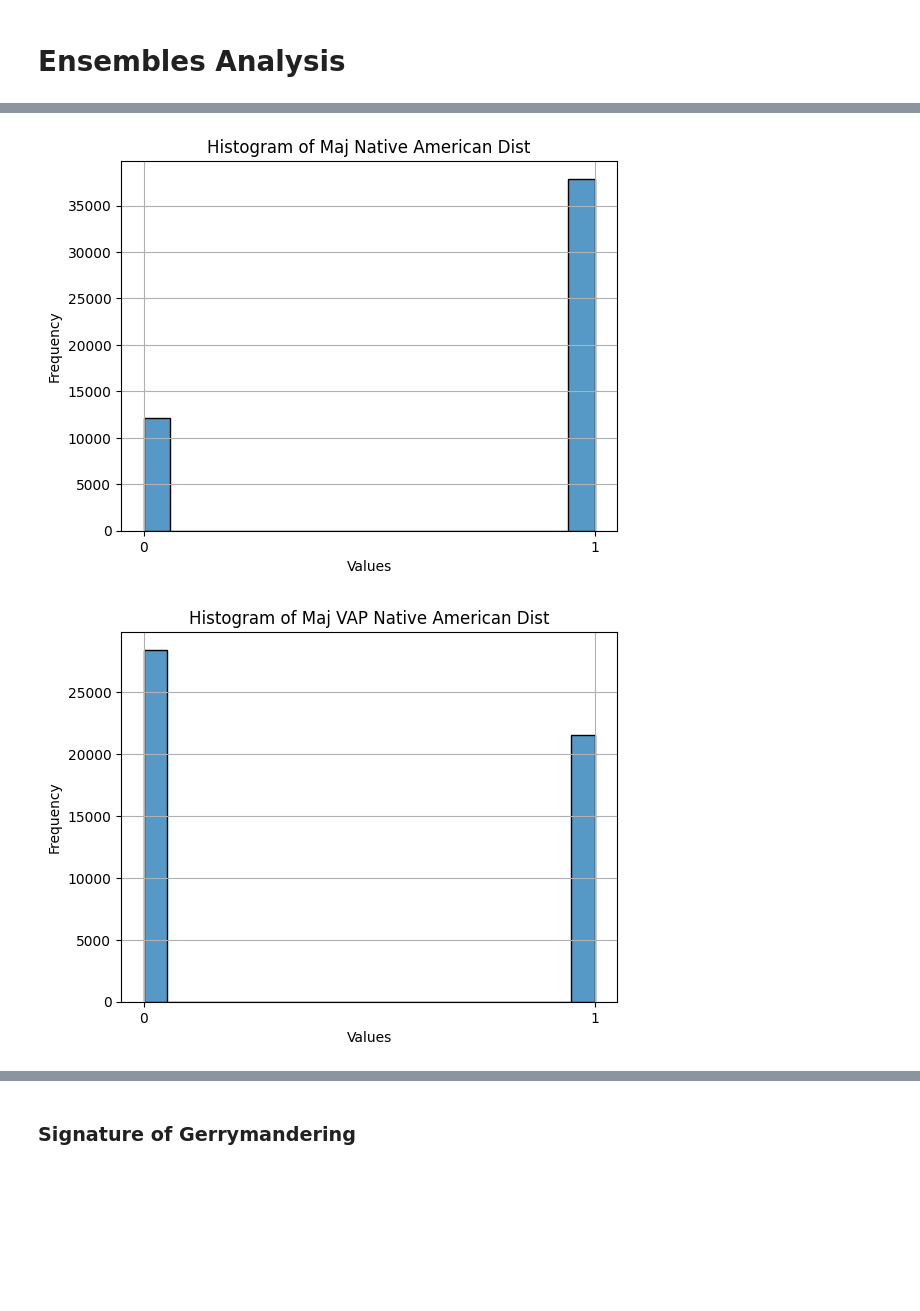
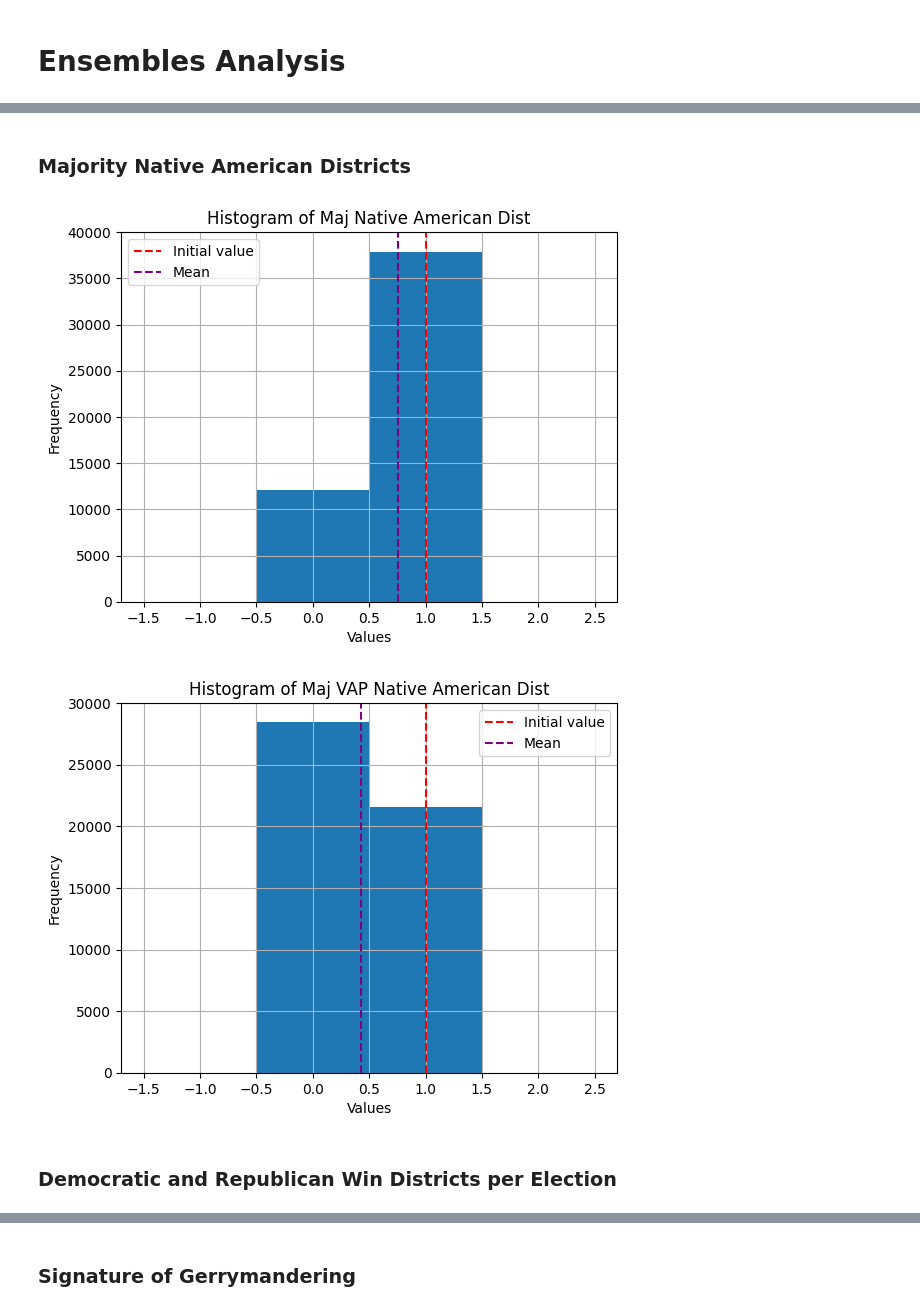
Before and after one commit to PedroPinheiro62/North-Dakota-Redistricting-Analysis, a Jupyter notebook: Ensembles Analysis.ipynb, the cells around one changed output, grey strips where cells are left out. Saved outputs shown, nothing was run; the diff lists cells and outputs as text; code cells hidden in the pictures; blank space fills up the shorter version.

```diff
--- a/Ensembles Analysis.ipynb
+++ b/Ensembles Analysis.ipynb
@@ -59,9 +103,28 @@ fig, axes = plt.subplots(nrows=3, ncols=2, figsize=(12, 10))
 for i, column in enumerate(columns):
     row = i // 2
     col = i % 2
-    sns.histplot(df[column], bins=6, ax=axes[row, col])
+
+    # Set the maximum value of the y-axis
+    if column == 'PRE20_partisan_bias':
+        ymax = 20000
+    elif column == 'GOV20_partisan_bias':
+        ymax = 25000
+    elif column == 'AUD20_partisan_bias':
+        ymax = 17500
+    elif column == 'HAL20_partisan_bias':
+        ymax = 20000
+    elif column == 'TRE20_partisan_bias':
+        ymax = 27000
+    elif column == 'PSC20_partisan_bias':
+        ymax = 25000
+
     axes[row, col].set_title(column)
     axes[row, col].grid(True)
+    axes[row, col].vlines(x=df[column].iloc[0], ymin=0, ymax=ymax, color='red', linestyles='dashed')
+    axes[row, col].vlines(x=df[column].mean(), ymin=0, ymax=ymax, color='purple', linestyles='dashed')
+    sns.histplot(df[column], bins=6, ax=axes[row, col])
+    axes[row, col].set_ylim(0, ymax)
+    axes[row, col].legend(['Initial value', 'Mean'])
 
 # Adjust the spacing between subplots
 plt.tight_layout()
@@ -81 +151,3 @@ plt.show()
+# %% [markdown]
+### Majority Native American Districts
 # %%
@@ -93,32 +166,35 @@ for i in range (1, 48):
 nat_maj_df['Maj Native American Dist'] = nat_maj_df.sum(axis=1)
 nat_vap_maj_df['Maj VAP Native American Dist'] = nat_vap_maj_df.sum(axis=1)
 # %%
-sns.histplot(data=nat_maj_df, x='Maj Native American Dist', kde=False)
-
-# Set labels and title
-plt.xticks(range(0, 2, 1))
+# Draw a histogram of the "Maj Native American Dist" column
+column_name = 'Maj Native American Dist'
+nat_maj_df[column_name].hist(bins=range(-1, 4, 1), align='left')
 plt.xlabel('Values')
 plt.ylabel('Frequency')
-plt.title('Histogram of Maj Native American Dist')
+plt.title('Histogram of {}'.format(column_name))
 plt.grid(True)
-
-# Display the plot
+plt.vlines(x=nat_maj_df[column_name].iloc[0], ymin=0, ymax=40000, color='red', linestyles='dashed')
+plt.vlines(x=nat_maj_df[column_name].mean(), ymin=0, ymax=40000, color='purple', linestyles='dashed')
+plt.legend(['Initial value', 'Mean'])
+plt.ylim(0, 40000)
 plt.show()
 # %% [output]
-[figure, old version]
+[figure, new version]
 # %%
-# Plot a histogram of the 'Maj VAP Native American Dist' column
-sns.histplot(data=nat_vap_maj_df, x='Maj VAP Native American Dist', kde=False)
-
-# Set labels and title
-plt.xticks(range(0, 2, 1))
+# Draw a histogram of the "Maj VAP Native American Dist" column
+column_name = 'Maj VAP Native American Dist'
+nat_vap_maj_df[column_name].hist(bins=range(-1, 4, 1), align='left')
 plt.xlabel('Values')
 plt.ylabel('Frequency')
-plt.title('Histogram of Maj VAP Native American Dist')
+plt.title('Histogram of {}'.format(column_name))
 plt.grid(True)
-
-# Display the plot
+plt.vlines(x=nat_vap_maj_df[column_name].iloc[0], ymin=0, ymax=30000, color='red', linestyles='dashed')
+plt.vlines(x=nat_vap_maj_df[column_name].mean(), ymin=0, ymax=30000, color='purple', linestyles='dashed')
+plt.legend(['Initial value', 'Mean'])
+plt.ylim(0, 30000)
 plt.show()
 # %% [output]
-[figure, old version]
+[figure, new version]
+# %% [markdown]
+### Democratic and Republican Win Districts per Election
 # %%
```
Also changed, not shown: parts of 13 cells of this notebook.
